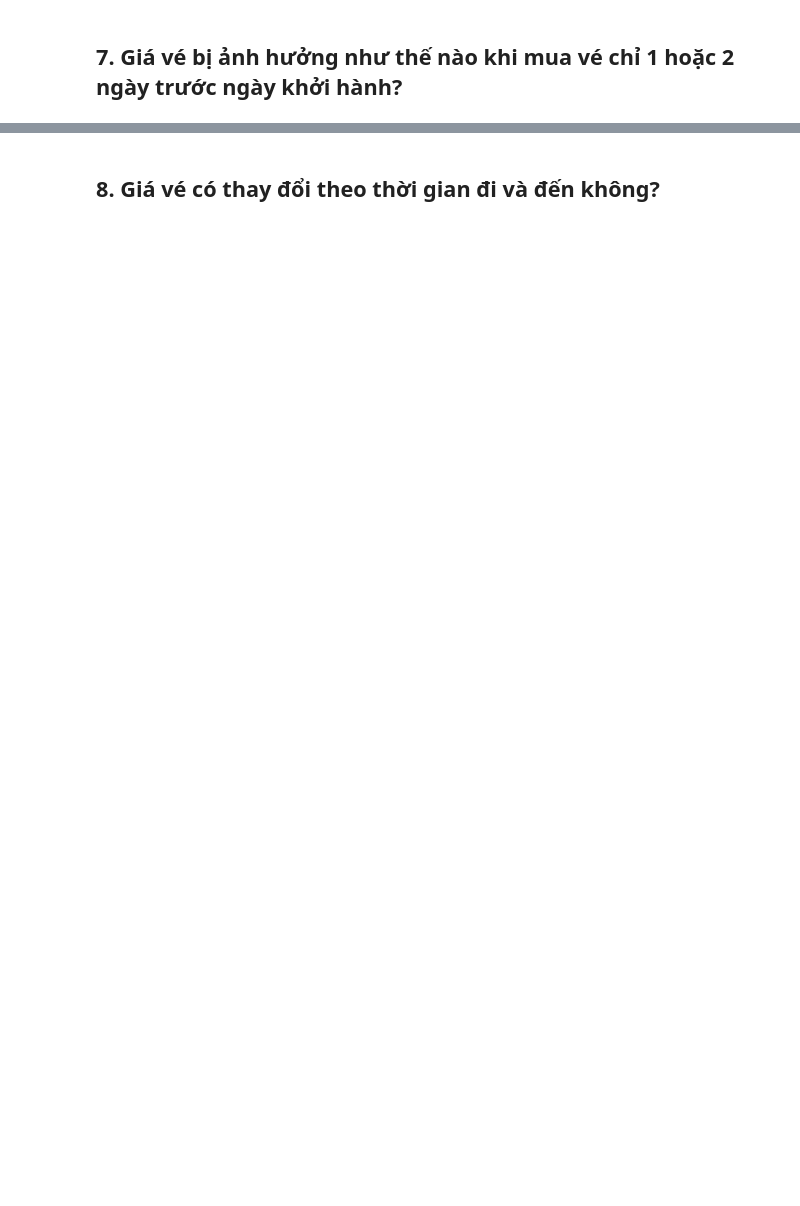
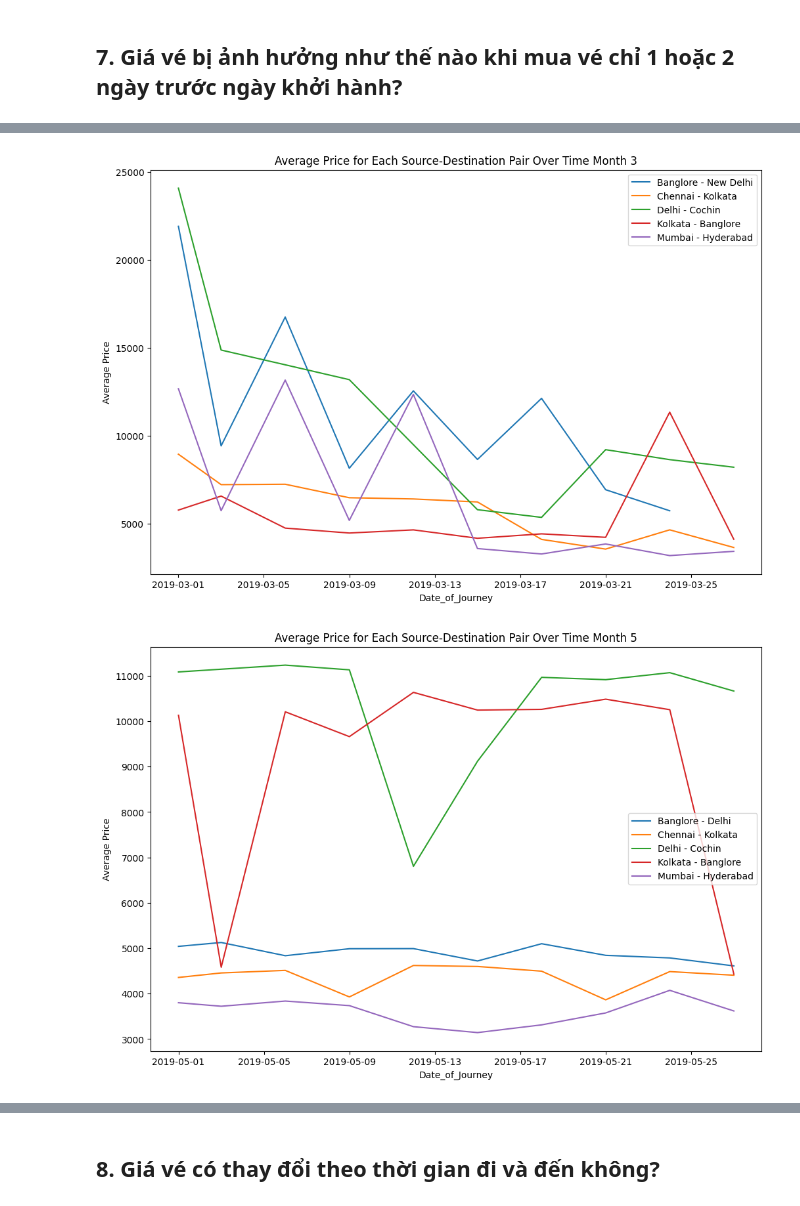
Before and after one commit to Vanniee007/ADA-Final-Project-20CQ.PTDL.05, a Jupyter notebook: FinalProject.ipynb, the cells around one changed output, grey strips where cells are left out. Drawn from its saved outputs; the diff is of its cells as text; code cells hidden in the pictures; blank space fills up the shorter version.

```diff
--- a/FinalProject.ipynb
+++ b/FinalProject.ipynb
@@ -423,0 +631,24 @@ plt.show()
+# %%
+# Lặp qua từng tháng để tạo bản đồ và vẽ
+for month in merged_data['Month'].unique():
+    # Lọc dữ liệu cho tháng hiện tại
+    data_month = merged_data[merged_data['Month'] == month]
+
+    # Groupby theo nguồn và điểm đến, tính giá vé trung bình cho mỗi cặp nguồn-điểm đến
+    average_price = data_month.groupby(['Source', 'Destination', 'Date_of_Journey'])['Price'].mean().reset_index()
+
+    # Tạo biểu đồ
+    plt.figure(figsize=(12, 8))
+
+    # Loop qua từng cặp nguồn-điểm đến để vẽ biểu đồ
+    for source_dest_pair, data in average_price.groupby(['Source', 'Destination']):
+        plt.plot(data['Date_of_Journey'], data['Price'], label=f"{source_dest_pair[0]} - {source_dest_pair[1]}")
+
+    plt.xlabel('Date_of_Journey')
+    plt.ylabel('Average Price')
+    plt.title(f'Average Price for Each Source-Destination Pair Over Time Month {month}')
+    plt.legend()
+    plt.show()
+# %% [output]
+[figure, added]
+[figure, added]
```
Also changed, not shown: parts of 41 cells of this notebook, 1 other file.
